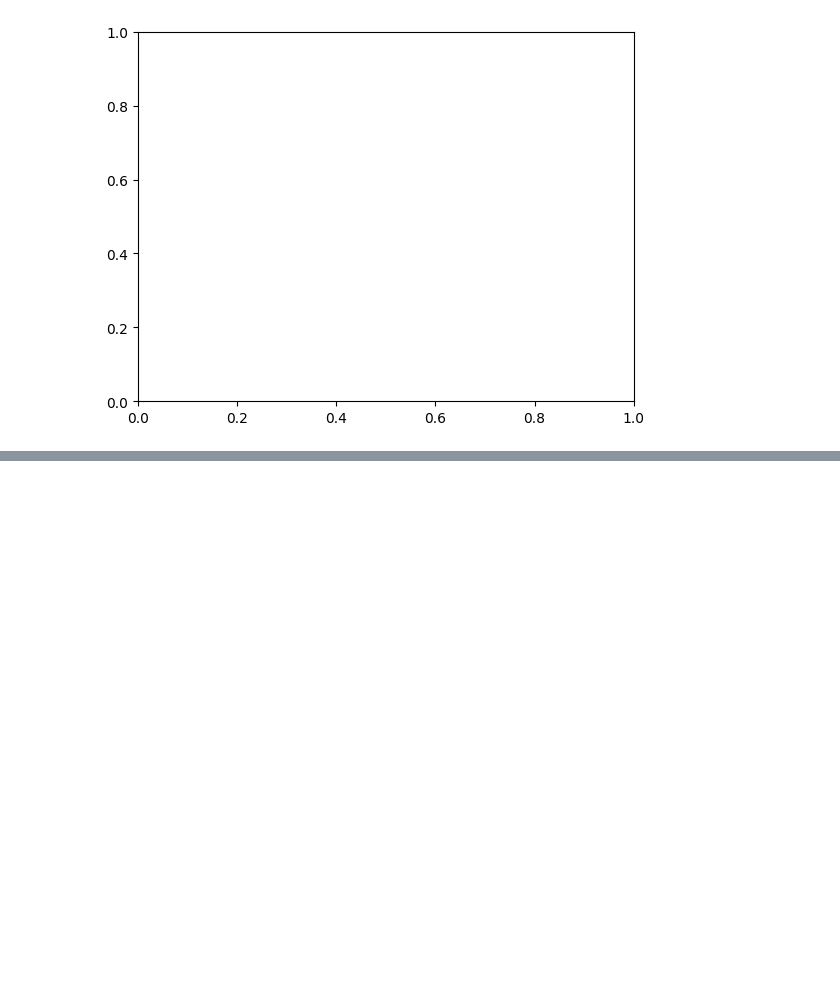
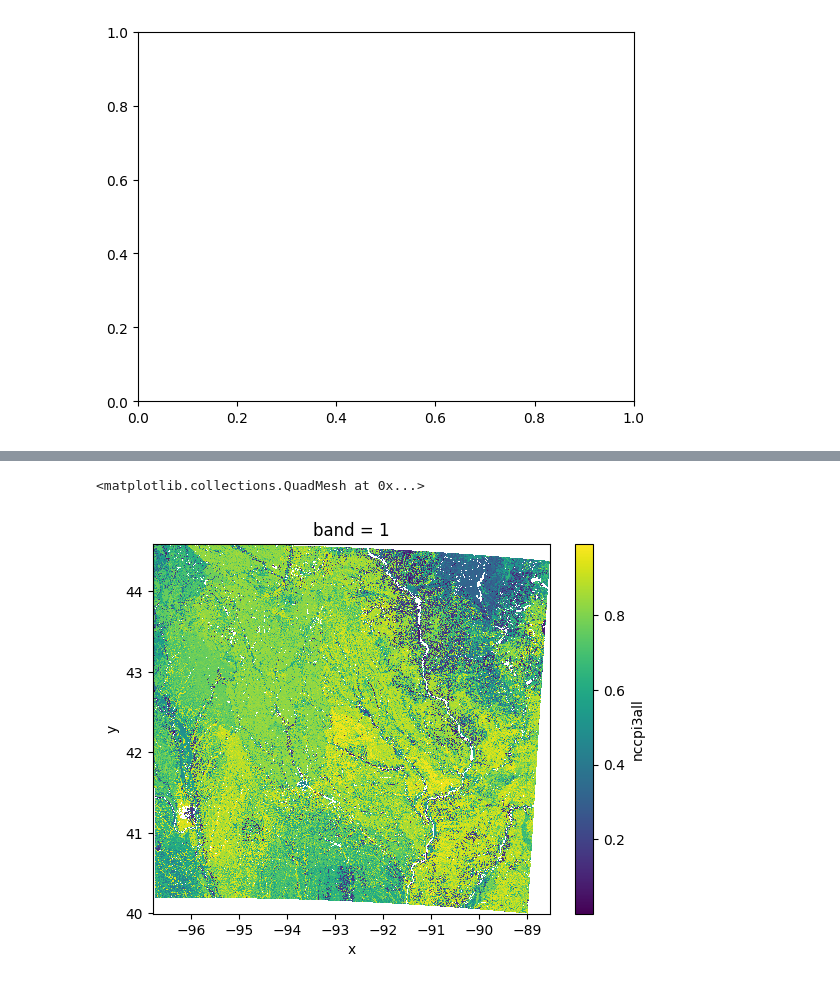
Before and after one commit to aapowadi/multimodal_fusion, a Jupyter notebook: test.ipynb, the cells around one changed output, grey strips where cells are left out. Cells and saved outputs as stored; diff of their text form; code cells hidden in the pictures; blank space fills up the shorter version.

Commit message:
DEV: Dataset class updated to access data.

```diff
--- a/test.ipynb
+++ b/test.ipynb
@@ -2,10 +2,10 @@
 import xarray as xr
 import os
 import pandas as pd
+# %%
+path = '/work/mech-ai-scratch/rtali/AI_READY_IOWA/'
+sub_folder = 'IN4326'
 # %%
-path = '/work/mech-ai-scratch/rtali/AI_READY'
-sub_folder = 'IN4326'
-
 cdl = xr.load_dataset(os.path.join(path,'CDL',sub_folder,'2023_WGS84.nc'))
 # %%
 cdl.__xarray_dataarray_variable__.plot()
@@ -20,5 +20,5 @@ df
 # %%
 df.__xarray_dataarray_variable__.value_counts()
 # %%
-soil = xr.load_dataset(os.path.join(path,'SOIL',sub_folder,'soil.nc'))
-weather = xr.load_dataset(os.path.join(path,'WEATHER',sub_folder,'merged_daymet_2023.nc'))
+soil = xr.load_dataset(os.path.join(path,'SOIL','IA.nc'))
+# weather = xr.load_dataset(os.path.join(path,'WEATHER',sub_folder,'merged_daymet_2023.nc'))
@@ -24,0 +45,5 @@ weather = xr.load_dataset(os.path.join(path,'WEATHER',sub_folder,'merged_daymet_
+# %%
+soil.nccpi3all.plot()
+# %% [output]
+<matplotlib.collections.QuadMesh at 0x...>
+[figure, added]
```
Also changed, not shown: parts of 5 cells of this notebook, 2 other files.
